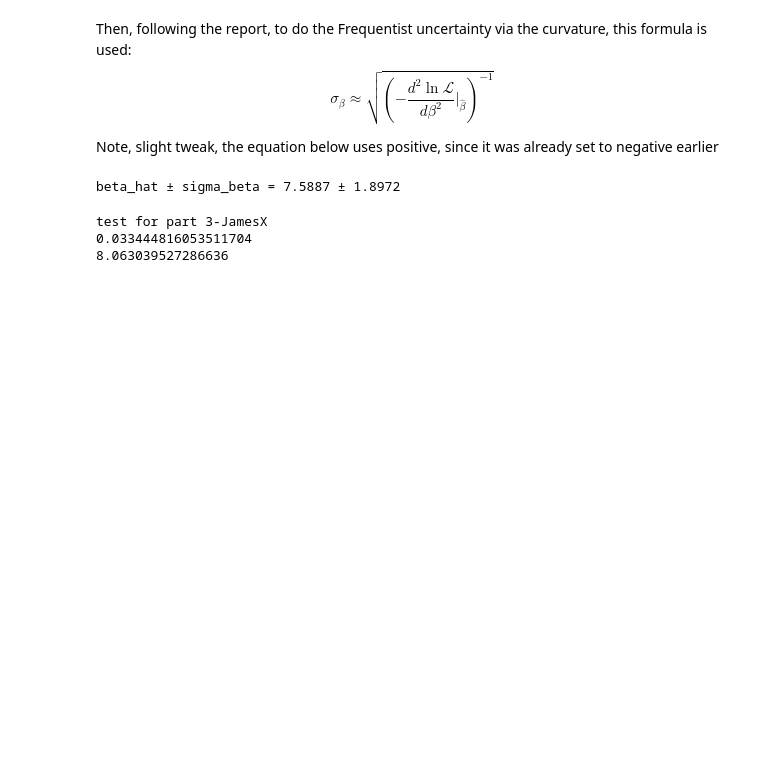
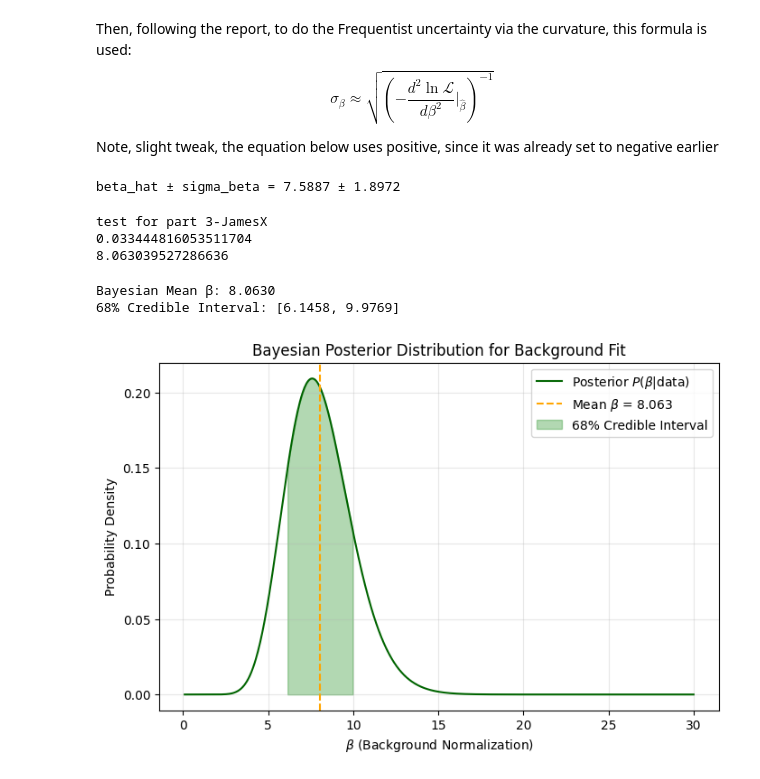
Before and after one commit to QuadroVert/DM1StatsGroupRepo2026, a Jupyter notebook: likelihood.ipynb, the cells around one changed output. Saved outputs shown, nothing was run; the diff lists cells and outputs as text; code cells hidden in the pictures; blank space fills up the shorter version.

Commit message:
Plot results test, see if import works

```diff
--- a/likelihood.ipynb
+++ b/likelihood.ipynb
@@ -241,3 +241,27 @@ print(mean_beta)
 test for part 3-JamesX
 0.033444816053511704
 8.063039527286636
+# %%
+cumulative_posterior = np.cumsum(posterior) * (beta_grid[1] - beta_grid[0])
+low_bound = beta_grid[np.searchsorted(cumulative_posterior, 0.16)]
+high_bound = beta_grid[np.searchsorted(cumulative_posterior, 0.84)]
+
+print(f"Bayesian Mean β: {mean_beta:.4f}")
+print(f"68% Credible Interval: [{low_bound:.4f}, {high_bound:.4f}]")
+# %% [output]
+Bayesian Mean β: 8.0630
+68% Credible Interval: [6.1458, 9.9769]
+# %%
+plt.figure(figsize=(8, 5))
+plt.plot(beta_grid, posterior, label='Posterior $P(\\beta | \\text{data})$', color='darkgreen')
+plt.axvline(mean_beta, color='orange', linestyle='--', label=f'Mean $\\beta$ = {mean_beta:.3f}')
+plt.fill_between(beta_grid, posterior, where=(beta_grid >= low_bound) & (beta_grid <= high_bound),
+                 alpha=0.3, color='green', label='68% Credible Interval')
+plt.xlabel('$\\beta$ (Background Normalization)')
+plt.ylabel('Probability Density')
+plt.title('Bayesian Posterior Distribution for Background Fit')
+plt.legend()
+plt.grid(alpha=0.3)
+plt.show()
+# %% [output]
+[figure, added]
```
